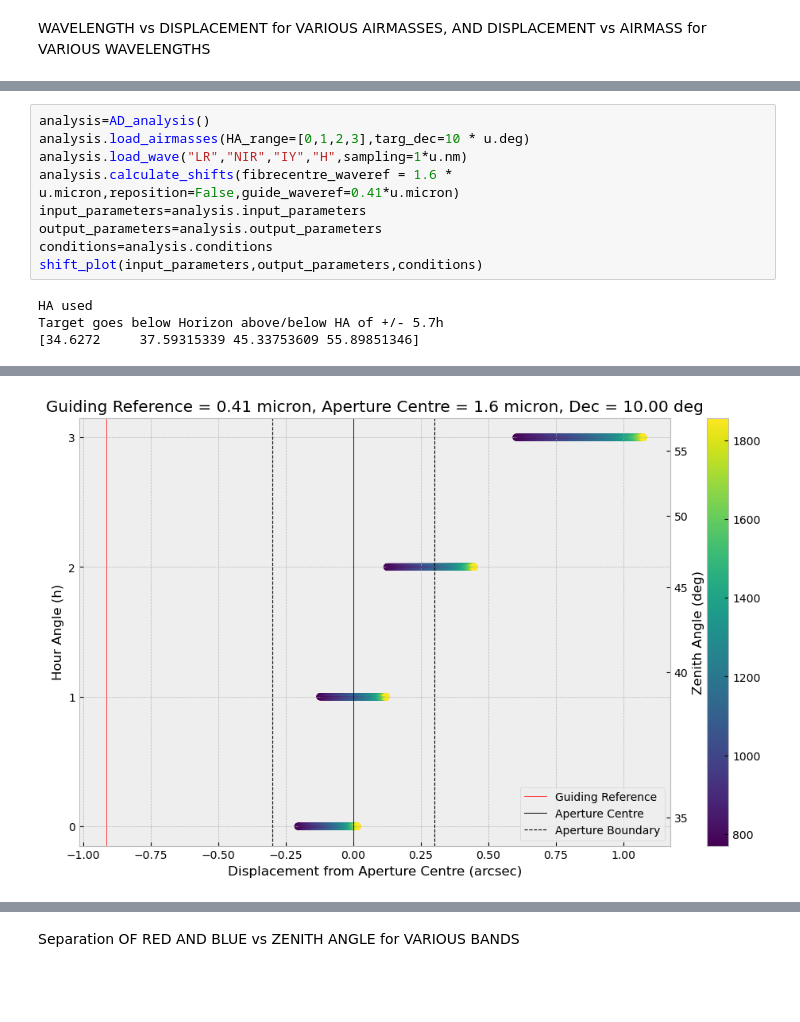
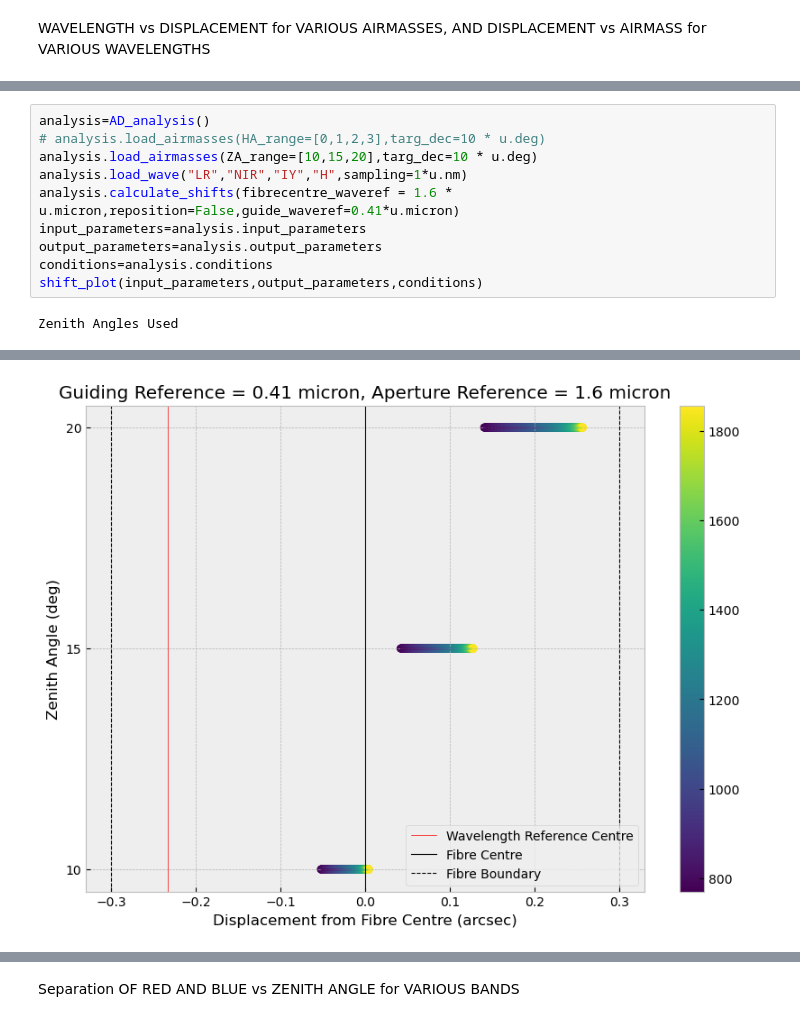
Before and after one commit to JamianStephan/MOSAIC-AD-Analysis, a Jupyter notebook: Main-Version/Snapshot Graphs.ipynb, the cells around one changed output, grey strips where cells are left out. Cells and saved outputs as stored; diff of their text form; blank space fills up the shorter version.

```diff
--- a/Main-Version/Snapshot Graphs.ipynb
+++ b/Main-Version/Snapshot Graphs.ipynb
@@ -171,7 +163,8 @@ def shift_plot(input_parameters,output_parameters,conditions):
         plt.title('Guiding Reference = %s, Aperture Reference = %s' %(input_parameters['guide_waveref'],input_parameters['fibrecentre_waveref']))
 # %%
 analysis=AD_analysis()
-analysis.load_airmasses(HA_range=[0,1,2,3],targ_dec=10 * u.deg)
+# analysis.load_airmasses(HA_range=[0,1,2,3],targ_dec=10 * u.deg)
+analysis.load_airmasses(ZA_range=[10,15,20],targ_dec=10 * u.deg)
 analysis.load_wave("LR","NIR","IY","H",sampling=1*u.nm)
 analysis.calculate_shifts(fibrecentre_waveref = 1.6 * u.micron,reposition=False,guide_waveref=0.41*u.micron)
 input_parameters=analysis.input_parameters
@@ -179,6 +172,4 @@ output_parameters=analysis.output_parameters
 conditions=analysis.conditions
 shift_plot(input_parameters,output_parameters,conditions)
 # %% [output]
-HA used
-Target goes below Horizon above/below HA of +/- 5.7h
-[34.6272     37.59315339 45.33753609 55.89851346]
+Zenith Angles Used
@@ -186 +177 @@ Target goes below Horizon above/below HA of +/- 5.7h
-[figure, old version]
+[figure, new version]
```
Also changed, not shown: parts of 23 cells of this notebook, 10 other files.
